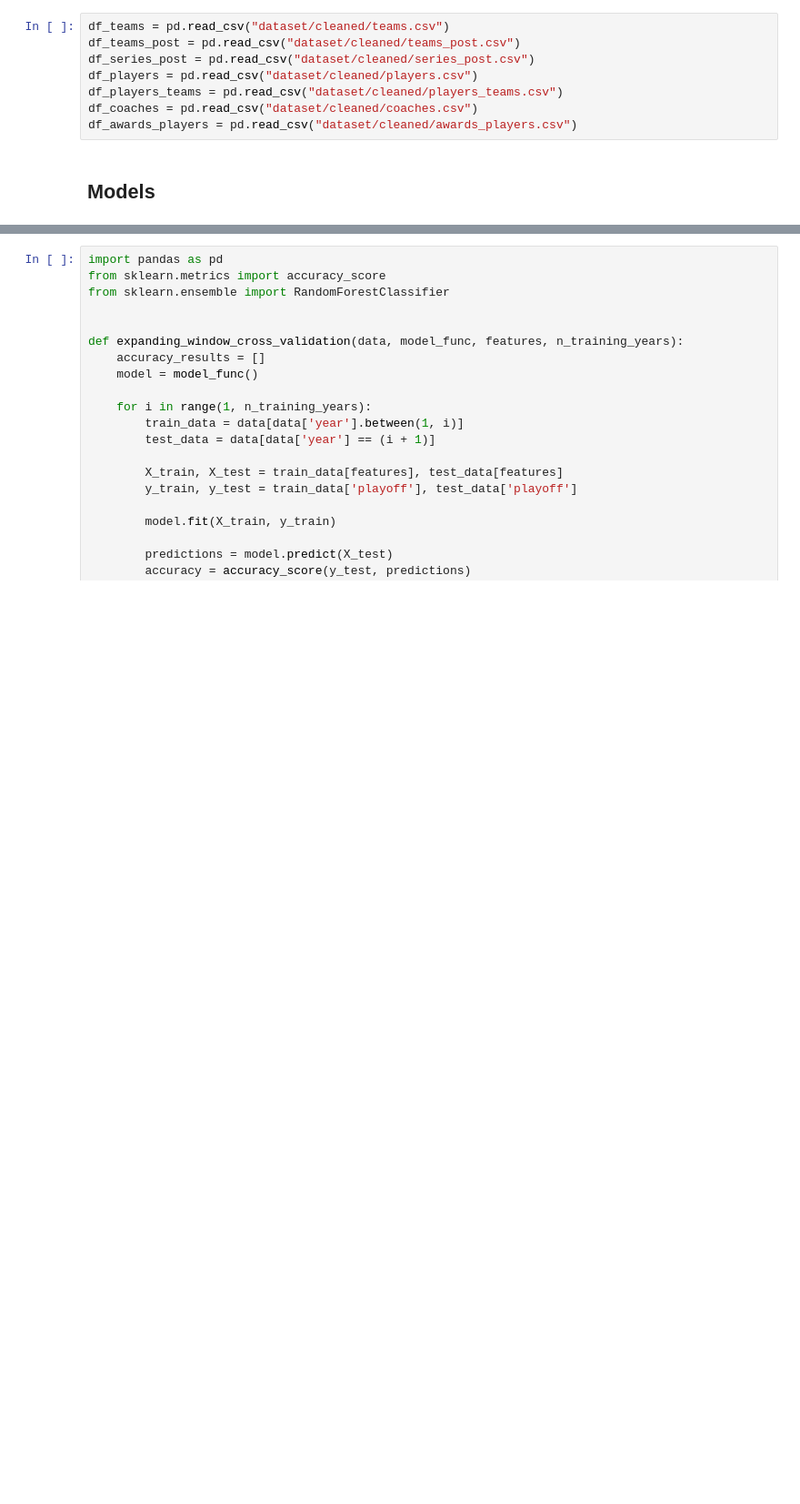
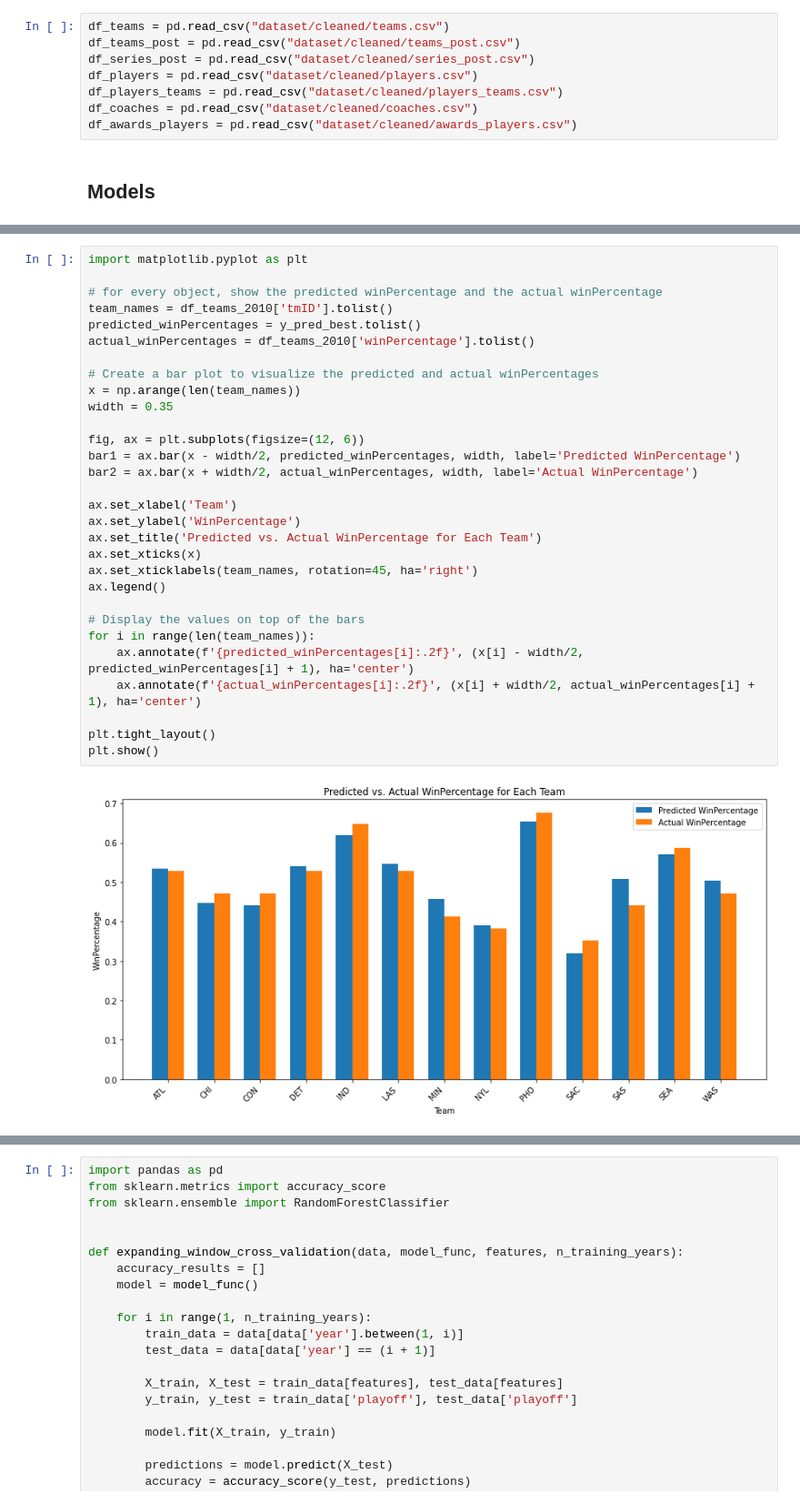
Before and after one commit to m21ark/ac, a Jupyter notebook: pred_models.ipynb, the cells around one changed output, grey strips where cells are left out. Shown at 91% size. Drawn from its saved outputs; the diff is of its cells as text; blank space fills up the shorter version.

```diff
--- a/pred_models.ipynb
+++ b/pred_models.ipynb
@@ -93,3 +93,35 @@ Team: WAS       Predicted winPercentage: 0.5036095192621921     Actual winPercen
+# %%
+import matplotlib.pyplot as plt
+
+# for every object, show the predicted winPercentage and the actual winPercentage
+team_names = df_teams_2010['tmID'].tolist()
+predicted_winPercentages = y_pred_best.tolist()
+actual_winPercentages = df_teams_2010['winPercentage'].tolist()
+
+# Create a bar plot to visualize the predicted and actual winPercentages
+x = np.arange(len(team_names))
+width = 0.35
+
+fig, ax = plt.subplots(figsize=(12, 6))
+bar1 = ax.bar(x - width/2, predicted_winPercentages, width, label='Predicted WinPercentage')
+bar2 = ax.bar(x + width/2, actual_winPercentages, width, label='Actual WinPercentage')
+
+ax.set_xlabel('Team')
+ax.set_ylabel('WinPercentage')
+ax.set_title('Predicted vs. Actual WinPercentage for Each Team')
+ax.set_xticks(x)
+ax.set_xticklabels(team_names, rotation=45, ha='right')
+ax.legend()
+
+# Display the values on top of the bars
+for i in range(len(team_names)):
+    ax.annotate(f'{predicted_winPercentages[i]:.2f}', (x[i] - width/2, predicted_winPercentages[i] + 1), ha='center')
+    ax.annotate(f'{actual_winPercentages[i]:.2f}', (x[i] + width/2, actual_winPercentages[i] + 1), ha='center')
+
+plt.tight_layout()
+plt.show()
+# %% [output]
+[figure, added]
 # %%
 #
 #
```
Also changed, not shown: parts of 3 cells of this notebook, 3 other files.
